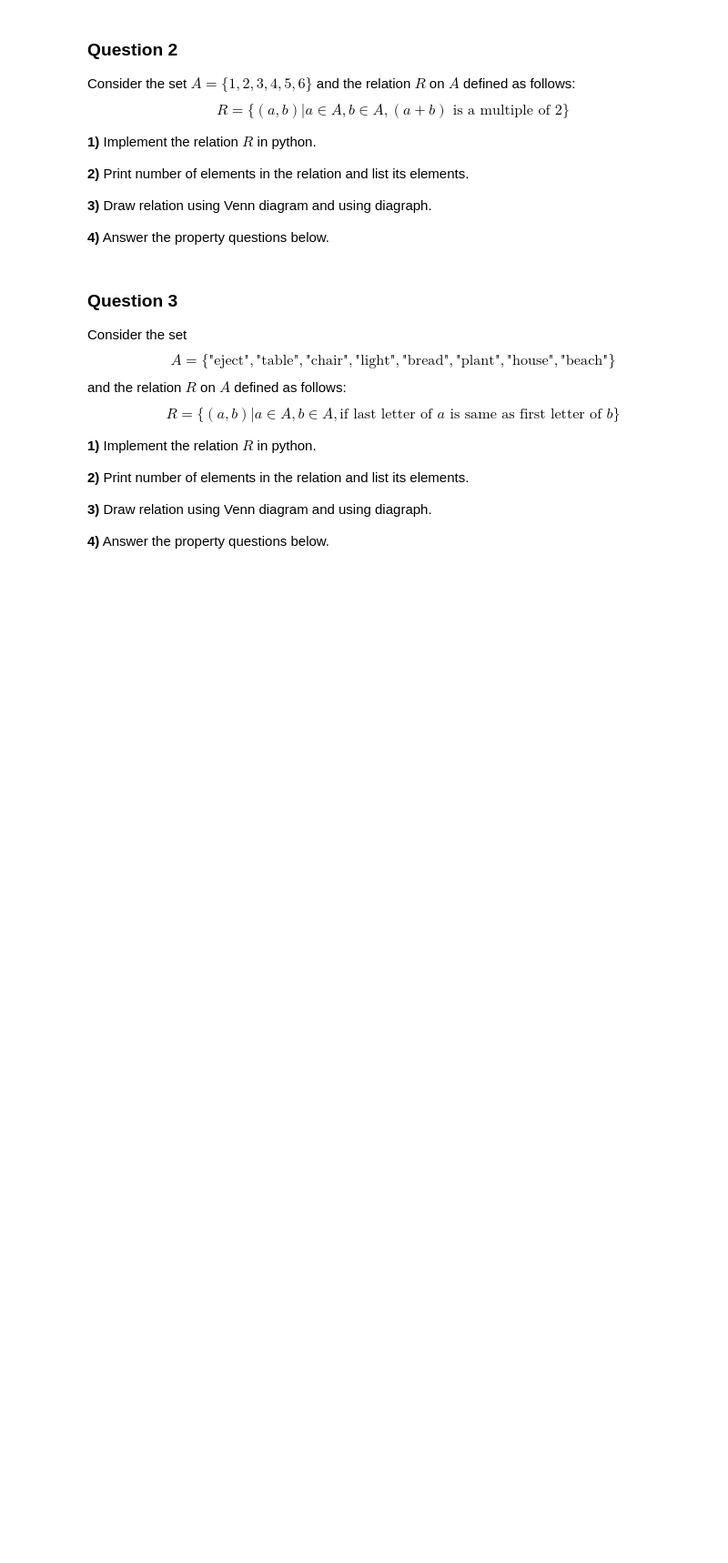
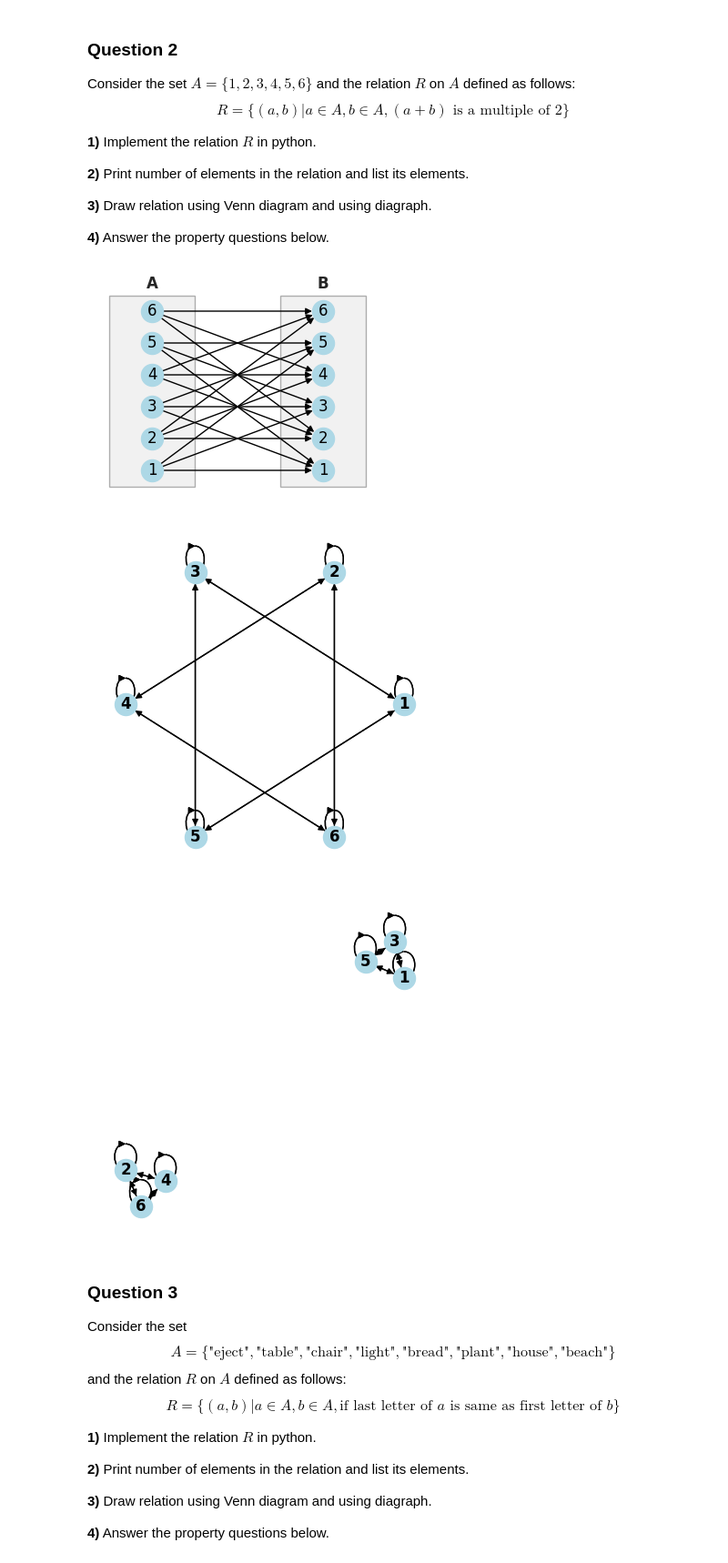
Before and after one commit to Oliwier-Idzik/Discrete-Mathematics, a Jupyter notebook: topics/04-Relations_and_Functions/22-Practical_07_-_Relation_Properties/files/Practical_07_-_Relation_Properties.ipynb, the cells around one changed output. Shown at 91% size. Cells and saved outputs as stored; diff of their text form; code cells hidden in the pictures; blank space fills up the shorter version.

```diff
--- a/topics/04-Relations_and_Functions/22-Practical_07_-_Relation_Properties/files/Practical_07_-_Relation_Properties.ipynb
+++ b/topics/04-Relations_and_Functions/22-Practical_07_-_Relation_Properties/files/Practical_07_-_Relation_Properties.ipynb
@@ -114,2 +112,13 @@ $$R = \{(a,b)| a \in A, b\in A, (a+b) \text{ is a multiple of 2}\}$$
+# %%
+# Question 2
+A = {1,2,3,4,5,6}
+R = {(a,b) for a in A for b in A if ((a+b) % 2 == 0)}
+draw_relation_as_venn_diagram(A,A,R)
+draw_relation_on_set_as_digraph(A, R, layout = 'circular')
+draw_relation_on_set_as_digraph(A, R, layout = 'spring')
+# %% [output]
+[figure, added]
+[figure, added]
+[figure, added]
 # %%
 #@markdown Based on the relation and generated diagrams, what properties does the relation have?
```
Also changed, not shown: parts of 5 cells of this notebook.
